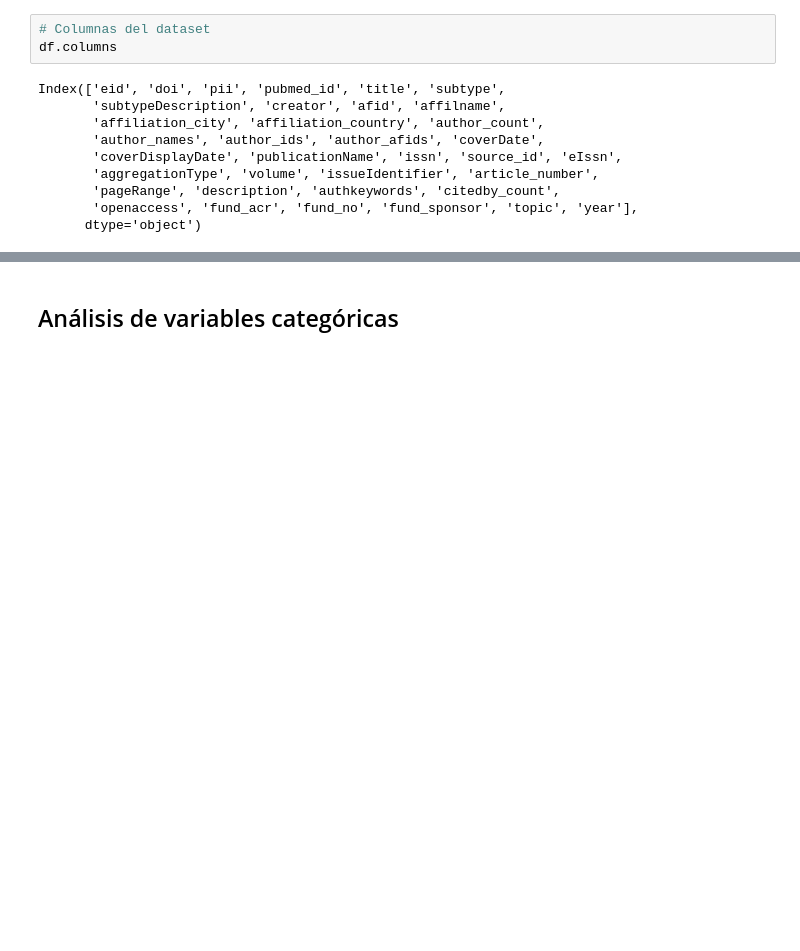
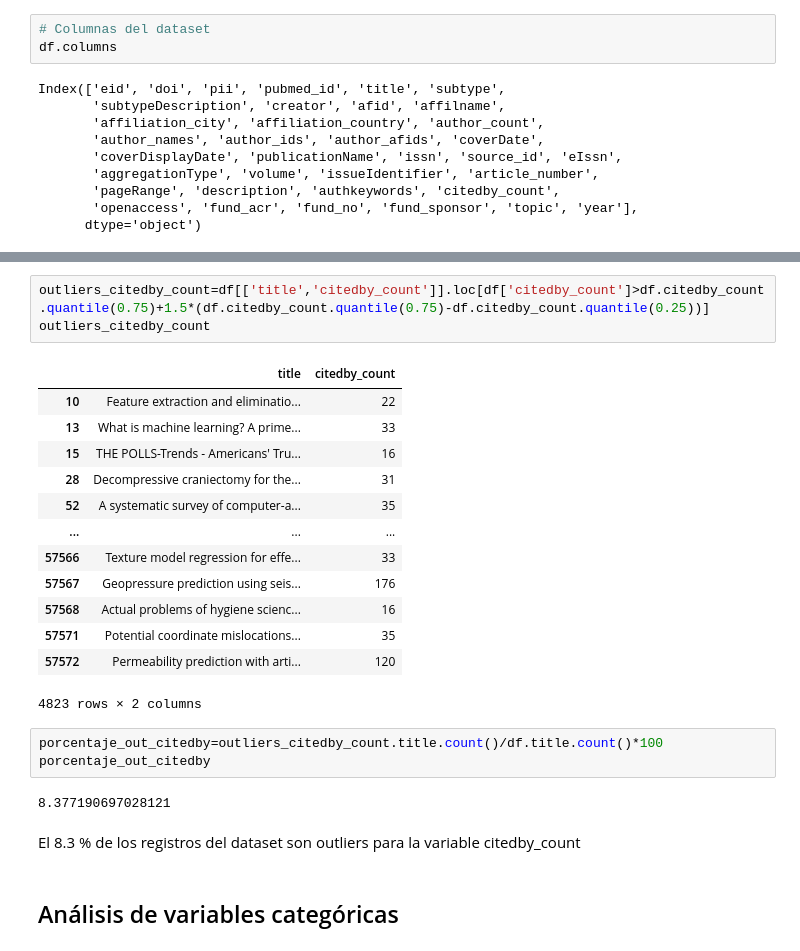
Before and after one commit to epulla/ProyectoCienciaDatos, a Jupyter notebook: AnalisisExploratorio.ipynb, the cells around one changed output, grey strips where cells are left out. Saved outputs shown, nothing was run; the diff lists cells and outputs as text; blank space fills up the shorter version.

```diff
--- a/AnalisisExploratorio.ipynb
+++ b/AnalisisExploratorio.ipynb
@@ -62,3 +117,27 @@ Index(['eid', 'doi', 'pii', 'pubmed_id', 'title', 'subtype',
+# %%
+outliers_citedby_count=df[['title','citedby_count']].loc[df['citedby_count']>df.citedby_count.quantile(0.75)+1.5*(df.citedby_count.quantile(0.75)-df.citedby_count.quantile(0.25))]
+outliers_citedby_count
+# %% [output]
+|  | title | citedby_count |
+| 10 | Feature extraction and eliminatio... | 22 |
+| 13 | What is machine learning? A prime... | 33 |
+| 15 | THE POLLS-Trends - Americans' Tru... | 16 |
+| 28 | Decompressive craniectomy for the... | 31 |
+| 52 | A systematic survey of computer-a... | 35 |
+| ... | ... | ... |
+| 57566 | Texture model regression for effe... | 33 |
+| 57567 | Geopressure prediction using seis... | 176 |
+| 57568 | Actual problems of hygiene scienc... | 16 |
+| 57571 | Potential coordinate mislocations... | 35 |
+| 57572 | Permeability prediction with arti... | 120 |
+4823 rows × 2 columns
+# %%
+porcentaje_out_citedby=outliers_citedby_count.title.count()/df.title.count()*100
+porcentaje_out_citedby
+# %% [output]
+8.377190697028121
+# %% [markdown]
+El 8.3 % de los registros del dataset son outliers para la variable citedby_count
 # %% [markdown]
 ## Análisis de variables categóricas
 # %% [markdown]
```
Also changed, not shown: parts of 10 cells of this notebook.
